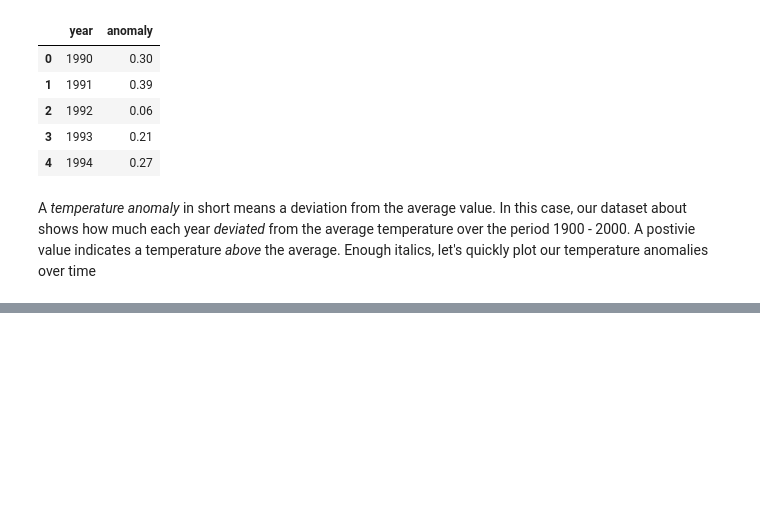
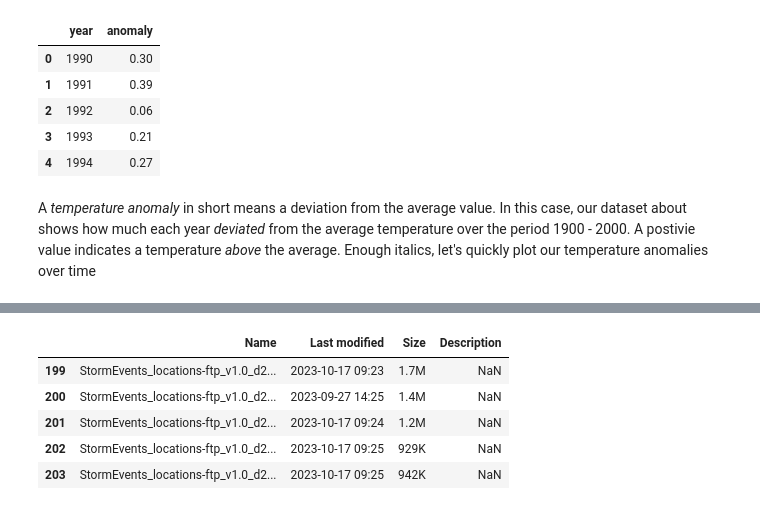
Before and after one commit to andrewbowen19/storiesDATA608, a Jupyter notebook: story5.ipynb, the cells around one changed output, grey strips where cells are left out. Saved outputs shown, nothing was run; the diff lists cells and outputs as text; code cells hidden in the pictures; blank space fills up the shorter version.

```diff
--- a/story5.ipynb
+++ b/story5.ipynb
@@ -65,0 +76,10 @@ plt.show()
+# %%
+file_index = pd.read_html("https://www.ncei.noaa.gov/pub/data/swdi/stormevents/csvfiles/")[0]
+file_index = file_index.iloc[4:204]
+# %% [output]
+|  | Name | Last modified | Size | Description |
+| 199 | StormEvents_locations-ftp_v1.0_d2... | 2023-10-17 09:23 | 1.7M | NaN |
+| 200 | StormEvents_locations-ftp_v1.0_d2... | 2023-09-27 14:25 | 1.4M | NaN |
+| 201 | StormEvents_locations-ftp_v1.0_d2... | 2023-10-17 09:24 | 1.2M | NaN |
+| 202 | StormEvents_locations-ftp_v1.0_d2... | 2023-10-17 09:25 | 929K | NaN |
+| 203 | StormEvents_locations-ftp_v1.0_d2... | 2023-10-17 09:25 | 942K | NaN |
```
Also changed, not shown: parts of 13 cells of this notebook, 16 other files.
